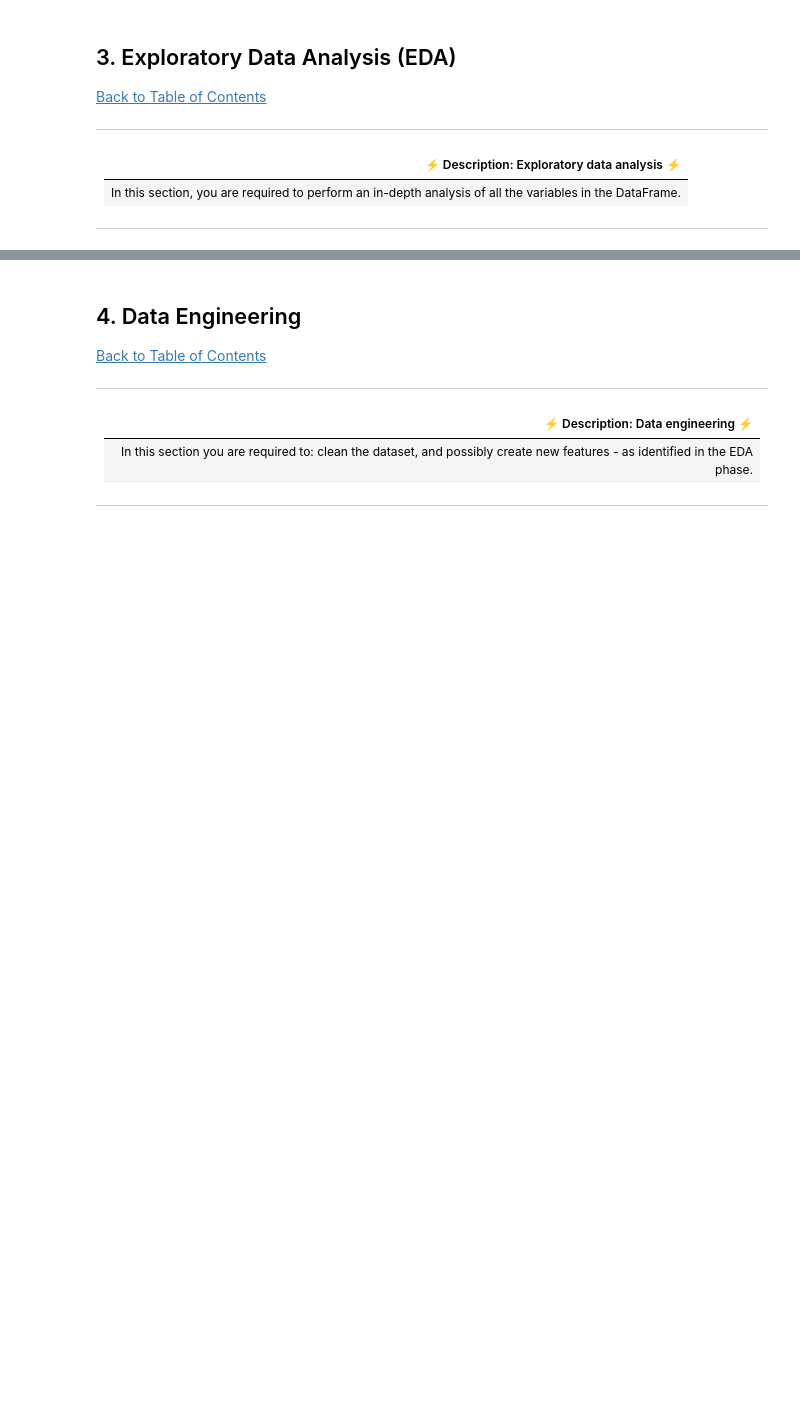
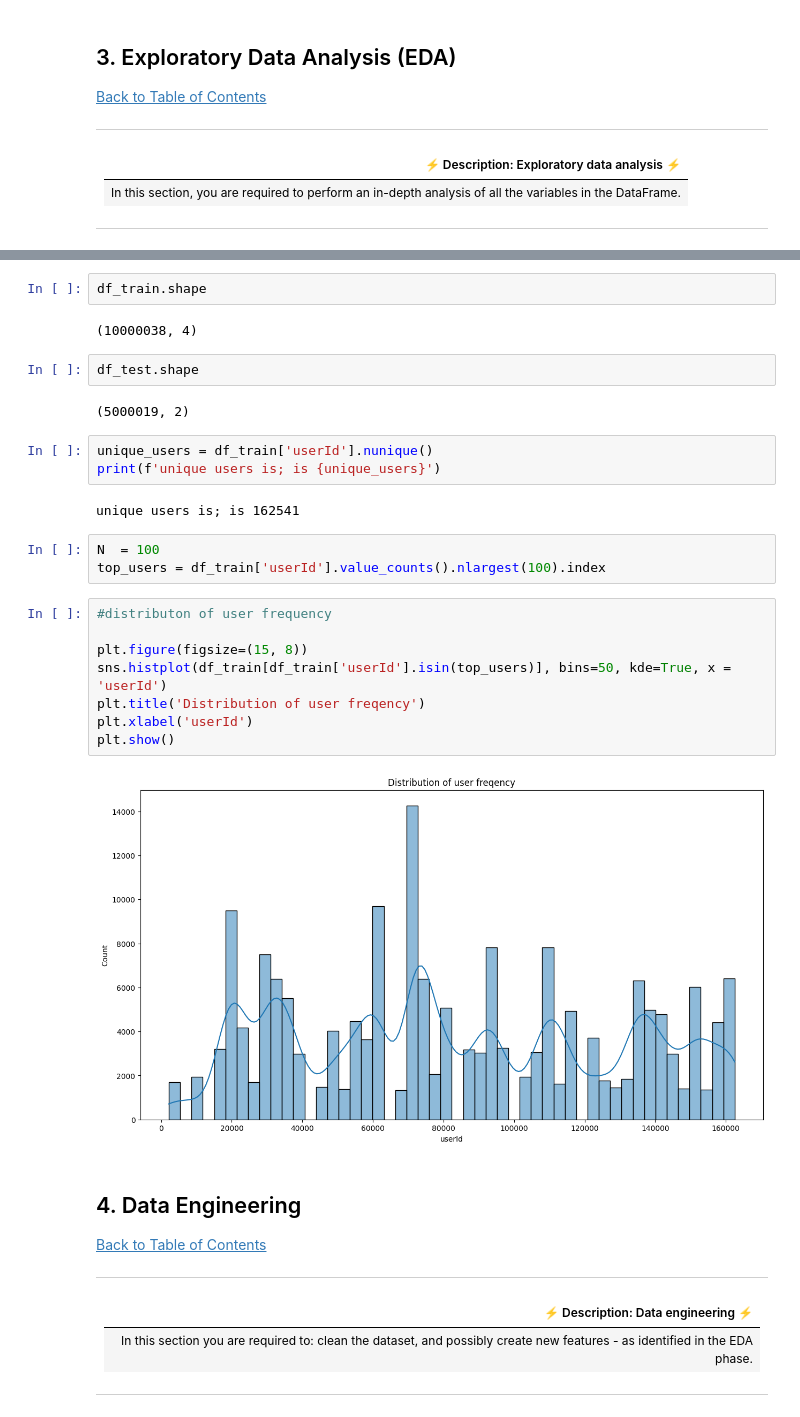
Before and after one commit to PercyMakakaba/-Unsupervised-Learning-Sprint-2307FTDS-Team-JM3, a Jupyter notebook: movie_recom_notebook.ipynb, the cells around one changed output, grey strips where cells are left out. Drawn from its saved outputs; the diff is of its cells as text; blank space fills up the shorter version.

```diff
--- a/movie_recom_notebook.ipynb
+++ b/movie_recom_notebook.ipynb
@@ -117,3 +147,29 @@ df_movies.head()
+# %%
+df_train.shape
+# %% [output]
+(10000038, 4)
+# %%
+df_test.shape
+# %% [output]
+(5000019, 2)
+# %%
+unique_users = df_train['userId'].nunique()
+print(f'unique users is; is {unique_users}')
+# %% [output]
+unique users is; is 162541
+# %%
+N  = 100
+top_users = df_train['userId'].value_counts().nlargest(100).index
+# %%
+#distributon of user frequency
+
+plt.figure(figsize=(15, 8))
+sns.histplot(df_train[df_train['userId'].isin(top_users)], bins=50, kde=True, x = 'userId')
+plt.title('Distribution of user freqency')
+plt.xlabel('userId')
+plt.show()
+# %% [output]
+[figure, added]
 # %% [markdown]
 <a id="four"></a>
 ## 4. Data Engineering
```
Also changed, not shown: parts of 2 cells of this notebook.
